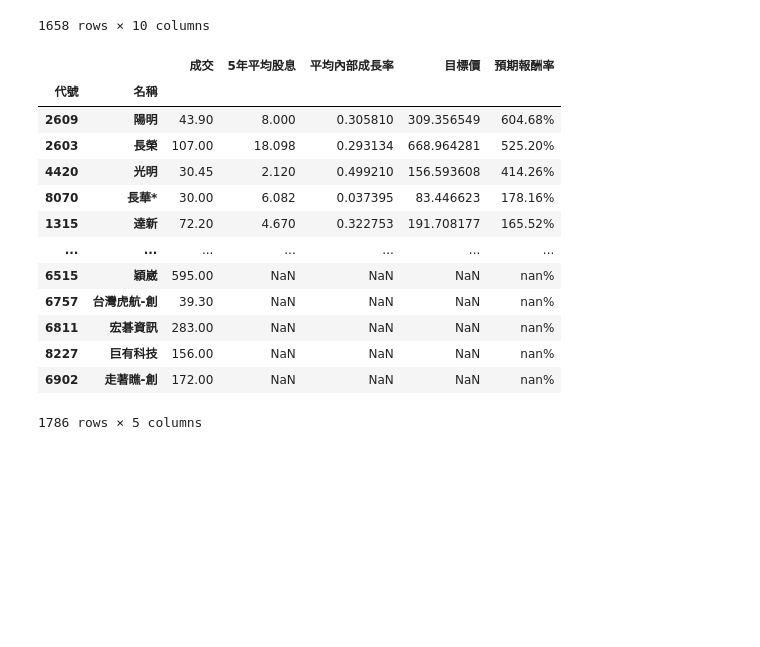
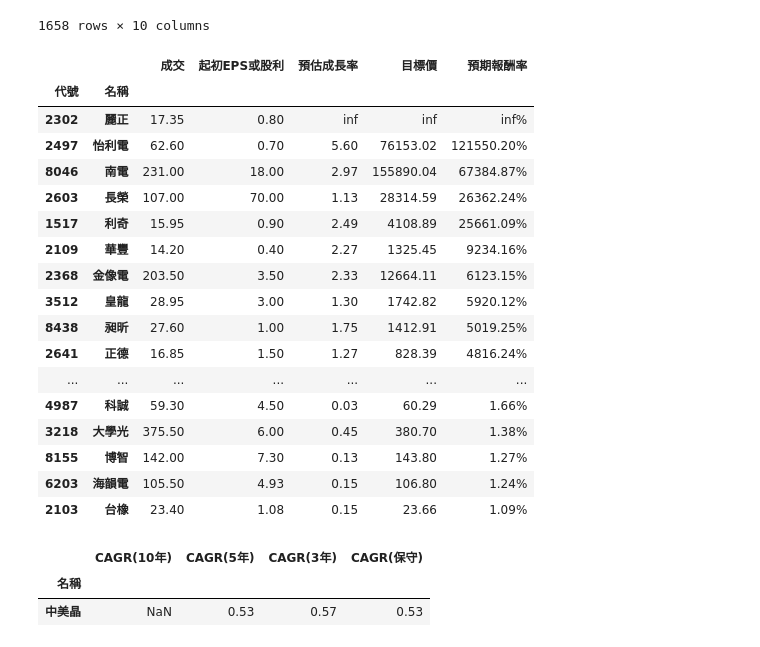
Before and after one commit to uuuu1112/invest, a Jupyter notebook: app/beTrue.ipynb, the cells around one changed output. Drawn from its saved outputs; the diff is of its cells as text; code cells hidden in the pictures; blank space fills up the shorter version.

```diff
--- a/app/beTrue.ipynb
+++ b/app/beTrue.ipynb
@@ -5,3 +5,12 @@ from models import *
 # # 設定顯示的最大列數和最大欄數為None，這樣DataFrame的所有列和欄都能夠完整顯示
 # pd.set_option('display.max_rows', None)
 # pd.set_option('display.max_columns', None)
+# %%
+today=Today()
+cash=Cash().latest()
+yearEps=YearEps()
+yearCagr=YearCAGR(yearEps)
+growth=yearCagr.minCagr()
+seasonBalance=SeasonBalance()
+liquidationInvest=LiquidationInvest(seasonBalance,today)
+cashDiscount=CashDiscount(cash,growth,today)
@@ -36,21 +80,28 @@ beTrue.expectEarn()
 | 2387 | 精元 | 電腦及週邊設備業 | 45.00 | -2.776936 | 2.102 | -0.456013 | 2.788432 | 0.15 | -0.250980 | 0.011496 | -99.97% |
 | 6706 | 惠特 | 光電業 | NaN | 0.000000 | 5.088 | 0.071851 | 80.538011 | -1.05 | -0.715789 | 80.538011 | nan% |
 1658 rows × 10 columns
+# %%
+cash=Cash().latest()
+growth=yearCagr.minCagr()
 # %%
-cashDiscount=CashDiscount(cash,dividendRatio,yearRoe,today)
+cashDiscount=CashDiscount(cash,growth,today)
 cashDiscount.expectEarn()
 # %% [output]
-|  |  | 成交 | 5年平均股息 | 平均內部成長率 | 目標價 | 預期報酬率 |
+|  |  | 成交 | 起初EPS或股利 | 預估成長率 | 目標價 | 預期報酬率 |
 | 代號 | 名稱 |  |  |  |  |  |
-| 2609 | 陽明 | 43.90 | 8.000 | 0.305810 | 309.356549 | 604.68% |
-| 2603 | 長榮 | 107.00 | 18.098 | 0.293134 | 668.964281 | 525.20% |
-| 4420 | 光明 | 30.45 | 2.120 | 0.499210 | 156.593608 | 414.26% |
-| 8070 | 長華* | 30.00 | 6.082 | 0.037395 | 83.446623 | 178.16% |
-| 1315 | 達新 | 72.20 | 4.670 | 0.322753 | 191.708177 | 165.52% |
+| 2302 | 麗正 | 17.35 | 0.80 | inf | inf | inf% |
+| 2497 | 怡利電 | 62.60 | 0.70 | 5.60 | 76153.02 | 121550.20% |
+| 8046 | 南電 | 231.00 | 18.00 | 2.97 | 155890.04 | 67384.87% |
+| 2603 | 長榮 | 107.00 | 70.00 | 1.13 | 28314.59 | 26362.24% |
+| 1517 | 利奇 | 15.95 | 0.90 | 2.49 | 4108.89 | 25661.09% |
+| 2109 | 華豐 | 14.20 | 0.40 | 2.27 | 1325.45 | 9234.16% |
+| 2368 | 金像電 | 203.50 | 3.50 | 2.33 | 12664.11 | 6123.15% |
+| 3512 | 皇龍 | 28.95 | 3.00 | 1.30 | 1742.82 | 5920.12% |
+| 8438 | 昶昕 | 27.60 | 1.00 | 1.75 | 1412.91 | 5019.25% |
+| 2641 | 正德 | 16.85 | 1.50 | 1.27 | 828.39 | 4816.24% |
 | ... | ... | ... | ... | ... | ... | ... |
-| 6515 | 穎崴 | 595.00 | NaN | NaN | NaN | nan% |
-| 6757 | 台灣虎航-創 | 39.30 | NaN | NaN | NaN | nan% |
-| 6811 | 宏碁資訊 | 283.00 | NaN | NaN | NaN | nan% |
-| 8227 | 巨有科技 | 156.00 | NaN | NaN | NaN | nan% |
-| 6902 | 走著瞧-創 | 172.00 | NaN | NaN | NaN | nan% |
+| 4987 | 科誠 | 59.30 | 4.50 | 0.03 | 60.29 | 1.66% |
+| 3218 | 大學光 | 375.50 | 6.00 | 0.45 | 380.70 | 1.38% |
+| 8155 | 博智 | 142.00 | 7.30 | 0.13 | 143.80 | 1.27% |
+| 6203 | 海韻電 | 105.50 | 4.93 | 0.15 | 106.80 | 1.24% |
+| 2103 | 台橡 | 23.40 | 1.08 | 0.15 | 23.66 | 1.09% |
-1786 rows × 5 columns
@@ -56,0 +113,6 @@ cashDiscount.expectEarn()
+# %%
+yearCagr.allCAGR().loc['5483']
+# %% [output]
+|  | CAGR(10年) | CAGR(5年) | CAGR(3年) | CAGR(保守) |
+| 名稱 |  |  |  |  |
+| 中美晶 | NaN | 0.53 | 0.57 | 0.53 |
```
Also changed, not shown: parts of 4 cells of this notebook, 4 other files.
